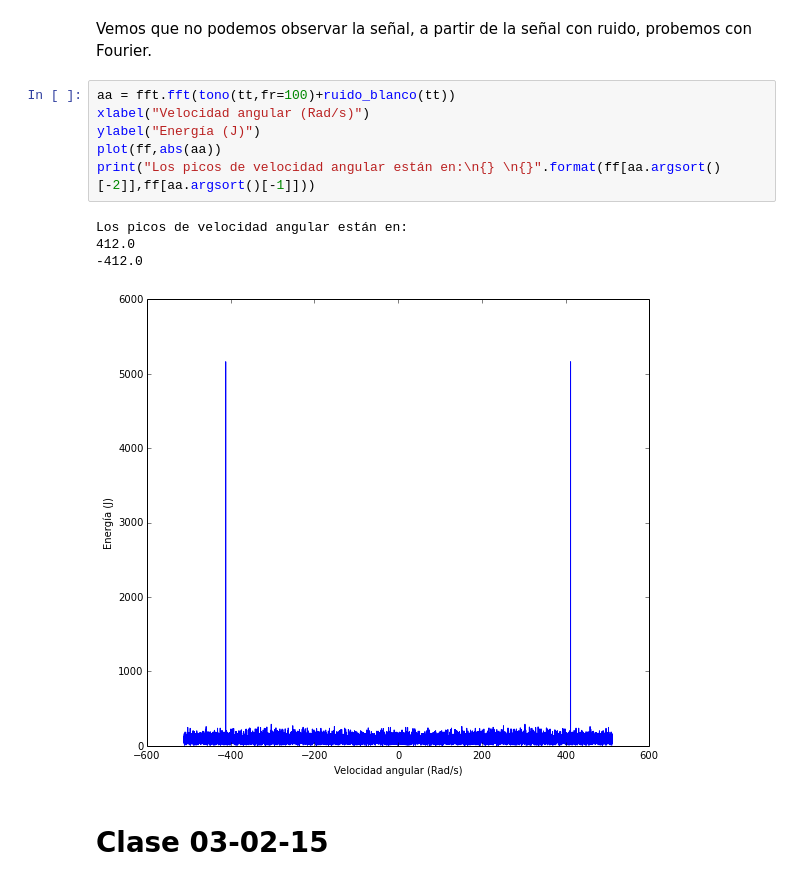
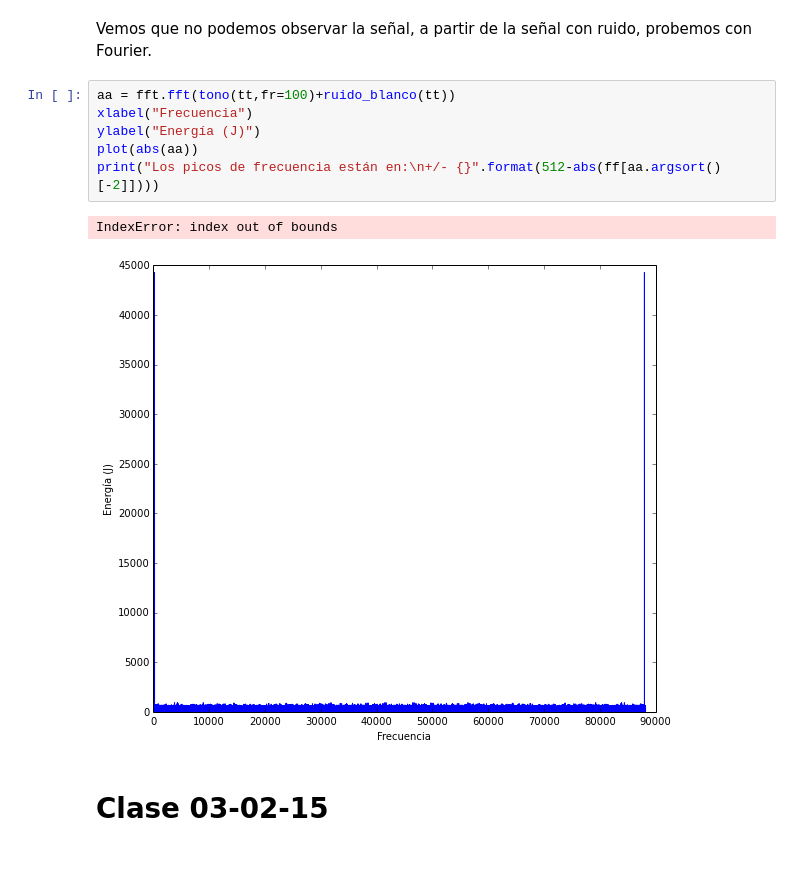
Before and after one commit to RoberTnf/Se-ales, a Jupyter notebook: Transformada discreta de Fourier.ipynb, the cells around one changed output. Drawn from its saved outputs; the diff is of its cells as text.

```diff
--- a/Transformada discreta de Fourier.ipynb
+++ b/Transformada discreta de Fourier.ipynb
@@ -134,15 +90,13 @@ legend(loc="best")
 Vemos que no podemos observar la señal, a partir de la señal con ruido, probemos con Fourier.
 # %%
 aa = fft.fft(tono(tt,fr=100)+ruido_blanco(tt))
-xlabel("Velocidad angular (Rad/s)")
+xlabel("Frecuencia")
 ylabel("Energía (J)")
-plot(ff,abs(aa))
-print("Los picos de velocidad angular están en:\n{} \n{}".format(ff[aa.argsort()[-2]],ff[aa.argsort()[-1]]))
+plot(abs(aa))
+print("Los picos de frecuencia están en:\n+/- {}".format(512-abs(ff[aa.argsort()[-2]])))
 # %% [output]
-Los picos de velocidad angular están en:
-412.0
--412.0
+IndexError: index out of bounds
-[figure, old version]
+[figure, new version]
 # %% [markdown]
 # Clase 03-02-15
 # %%
```
Also changed, not shown: parts of 5 cells of this notebook, 1 other file.
